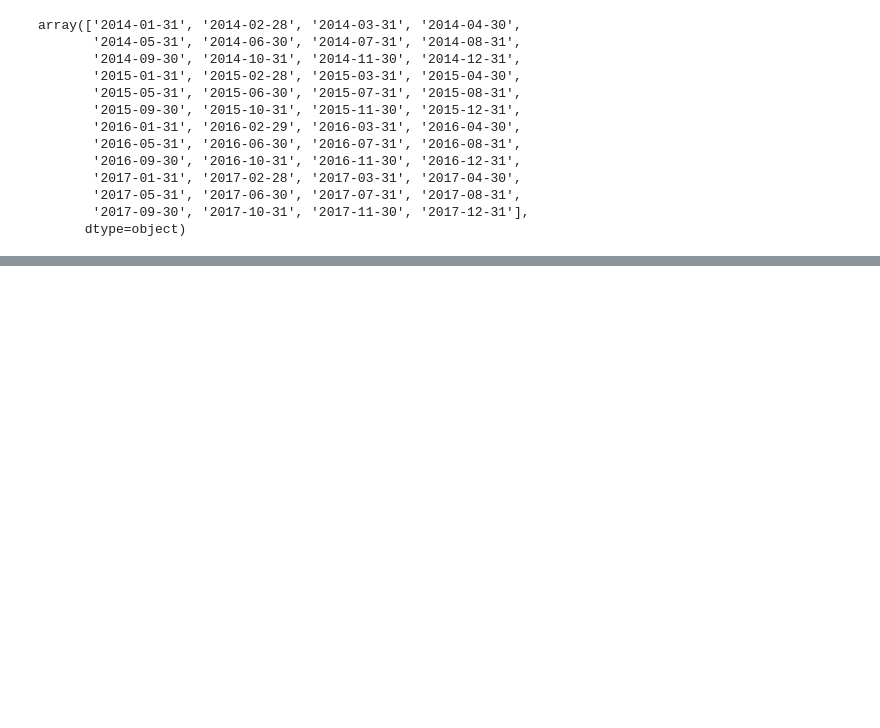
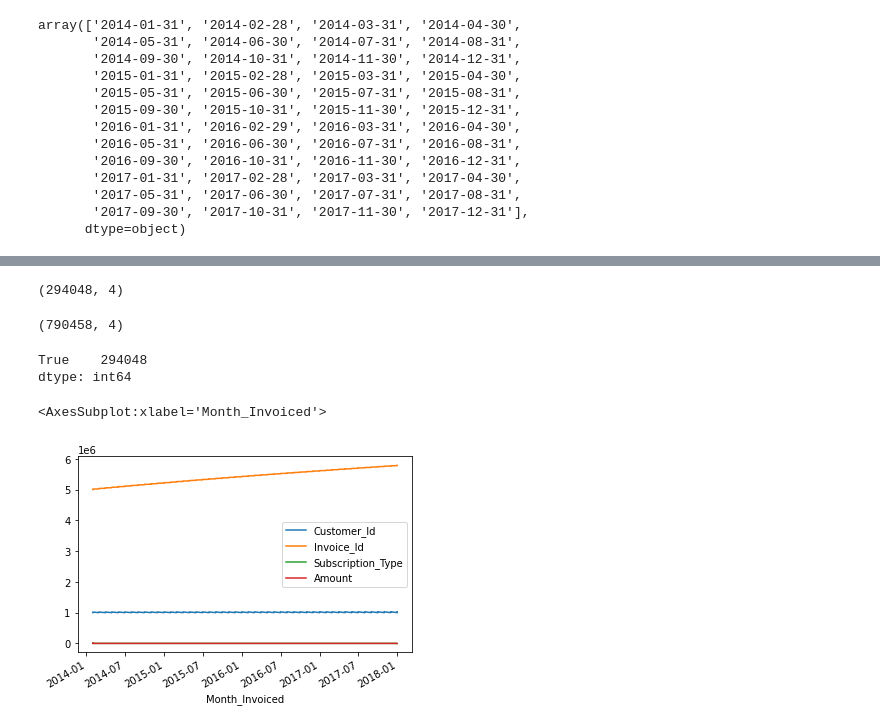
Before and after one commit to Naomi-SB/time_series, a Jupyter notebook: modeling.ipynb, the cells around one changed output, grey strips where cells are left out. Drawn from its saved outputs; the diff is of its cells as text; code cells hidden in the pictures; blank space fills up the shorter version.

```diff
--- a/modeling.ipynb
+++ b/modeling.ipynb
@@ -78,5 +78,3 @@ array(['2014-01-31', '2014-02-28', '2014-03-31', '2014-04-30',
       dtype=object)
 # %%
 df = prepare.date_to_dt_index(df, 'Month_Invoiced')
-# %%
-df = df[df.index != '2016-02-29']
@@ -82,0 +116,20 @@ df = df[df.index != '2016-02-29']
+# %%
+df=df[df.Subscription_Type != 0.0]
+# %%
+df.shape
+# %% [output]
+(294048, 4)
+# %%
+df_whole.shape
+# %% [output]
+(790458, 4)
+# %%
+(df.Subscription_Type != df.Amount *5).value_counts()
+# %% [output]
+True    294048
+dtype: int64
+# %%
+df.plot()
+# %% [output]
+<AxesSubplot:xlabel='Month_Invoiced'>
+[figure, added]
```
Also changed, not shown: parts of 25 cells of this notebook.
